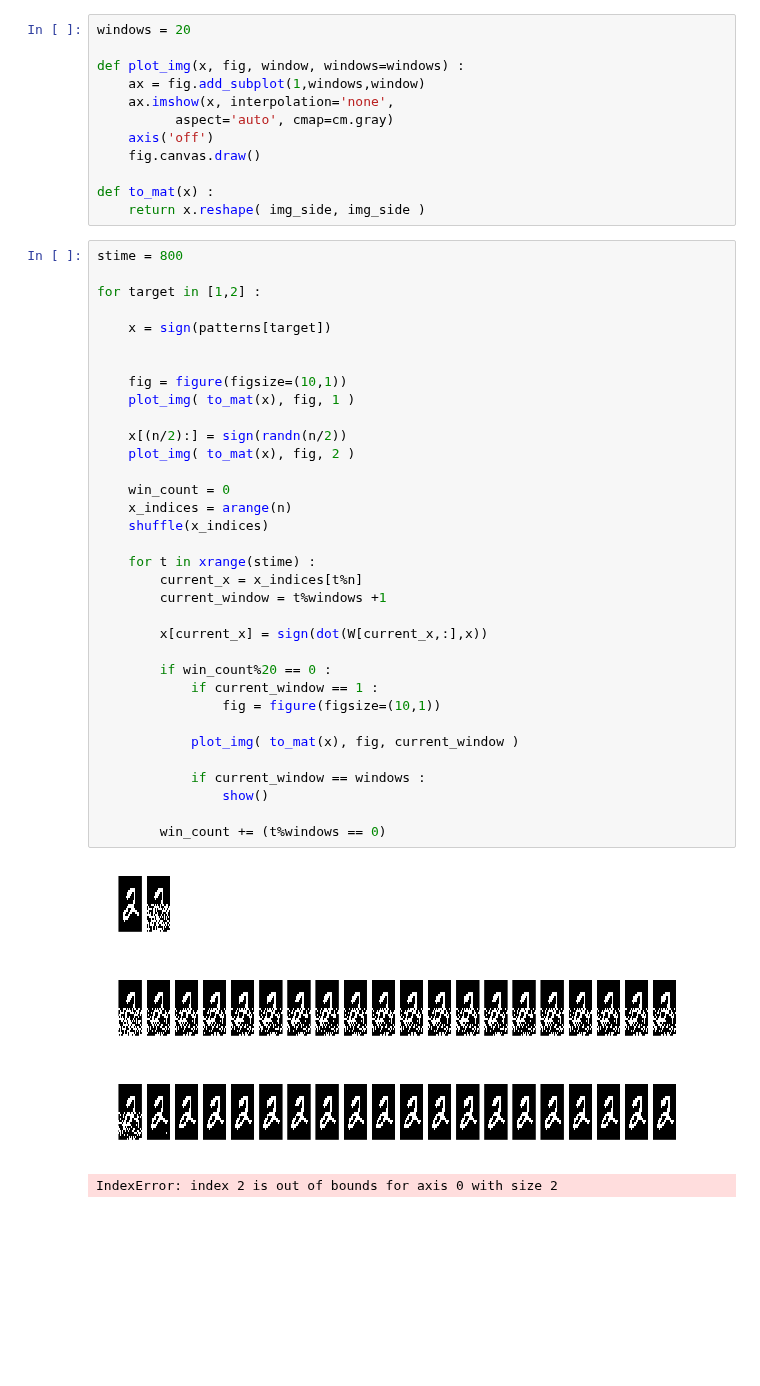
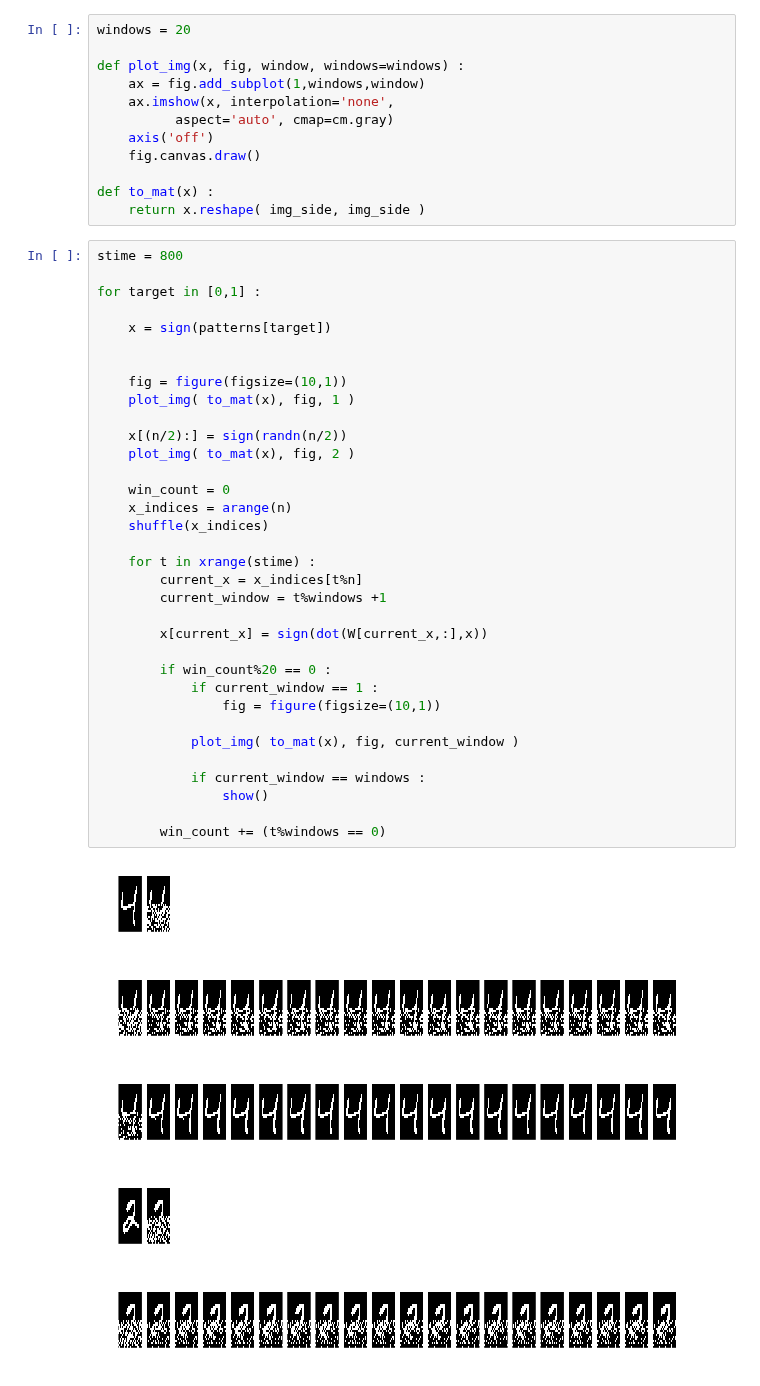
Before and after one commit to cecconeurale/neunet-basics, a Jupyter notebook: course/hopfield.ipynb, the cells around one changed output. Saved outputs shown, nothing was run; the diff lists cells and outputs as text; blank space fills up the shorter version.

```diff
--- a/course/hopfield.ipynb
+++ b/course/hopfield.ipynb
@@ -60,39 +60,40 @@ def to_mat(x) :
 # %%
 stime = 800
 
-for target in [1,2] :
+for target in [0,1] :
 
     x = sign(patterns[target])
 
 
     fig = figure(figsize=(10,1))
     plot_img( to_mat(x), fig, 1 )
 
     x[(n/2):] = sign(randn(n/2))
     plot_img( to_mat(x), fig, 2 )
 
     win_count = 0
     x_indices = arange(n)
     shuffle(x_indices)
 
     for t in xrange(stime) :
         current_x = x_indices[t%n]
         current_window = t%windows +1
 
         x[current_x] = sign(dot(W[current_x,:],x))
 
         if win_count%20 == 0 :
             if current_window == 1 :
                 fig = figure(figsize=(10,1))
 
             plot_img( to_mat(x), fig, current_window )
 
             if current_window == windows :
                 show()
 
         win_count += (t%windows == 0)
 # %% [output]
-[figure, old version]
+[figure, new version]
-[figure, old version]
+[figure, new version]
-[figure, old version]
+[figure, new version]
-IndexError: index 2 is out of bounds for axis 0 with size 2
+[figure, added]
+[figure, added]
```
Also changed, not shown: parts of 1 cell of this notebook.
